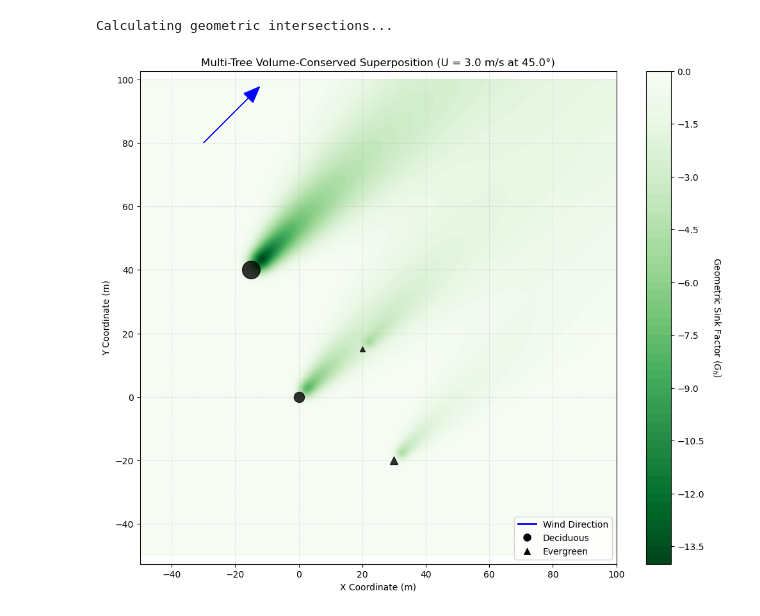
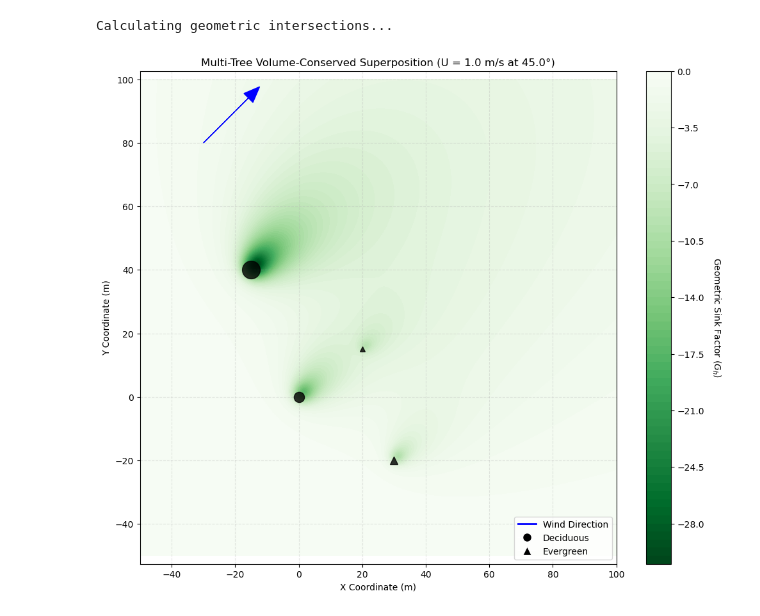
Before and after one commit to livbrannan/Quantify-Bristol-Trees-on-Traffic-NOx, a Jupyter notebook: Tree_Modelling/Andreea_exp.ipynb, the cells around one changed output. Saved outputs shown, nothing was run; the diff lists cells and outputs as text; code cells hidden in the pictures.

Commit message:
working tree diffusion model

```diff
--- a/Tree_Modelling/Andreea_exp.ipynb
+++ b/Tree_Modelling/Andreea_exp.ipynb
@@ -20,18 +20,38 @@ def calculate_sigma_0(volume):
     radius = (3 * volume / (4 * np.pi))**(1/3)
     return radius / 2.15
 
-def calculate_spatial_geometric_sink(X, Y, trees, U, wind_dir_deg, T_max=600, D=0.5):
+def calculate_spatial_geometric_sink(X, Y, trees, U, wind_dir_deg, T_max=600, D=0.2, max_distance=300):
     """
-    Calculates the Geometric Sink Factor (G) across an entire 2D spatial grid,
-    enforcing Strict Conservation of Absorption scaled by tree volume.
+    Calculates the Geometric Sink Factor (G) with Dynamic Time-Stepping
+    to ensure continuity at high wind speeds.
+
+    New Parameters:
+    - max_distance: The maximum distance (in meters) from a tree to your furthest
+                    sensor or map edge. Used to cull unnecessary calculations at high wind.
     """
     theta = np.radians(wind_dir_deg)
     u_wind = U * np.cos(theta)
     v_wind = U * np.sin(theta)
 
-    t_array = np.arange(1, T_max + 1)
+    # 1. DYNAMIC TIME-STEPPING LOGIC
+    # We want a maximum step distance of ~1 meter to ensure smooth overlapping.
+    # If U = 10 m/s, dt = 0.1s. If U = 0.5 m/s, dt = 1.0s.
+    dt = 1.0
+    if U > 1.0:
+        dt = 1.0 / U
 
-    # Add a 3rd dimension to our 2D grid for fast 3D broadcasting (X, Y, Time)
+    # 2. DYNAMIC T_MAX LOGIC
+    # How long does it take the wind to blow the plume completely off the map?
+    dynamic_T_max = T_max
+    if U > 0.1:
+        time_to_cross_map = max_distance / U
+        # We take the minimum: either standard stagnation time, or time to cross map
+        dynamic_T_max = min(T_max, time_to_cross_map)
+
+    # Create the time array using our new dt
+    # e.g., np.arange(0.1, 50.1, 0.1)
+    t_array = np.arange(dt, dynamic_T_max + dt, dt)
+
     X_3d = X[..., np.newaxis]
     Y_3d = Y[..., np.newaxis]
 
@@ -40,32 +60,25 @@ def calculate_spatial_geometric_sink(X, Y, trees, U, wind_dir_deg, T_max=600, D=
     for tree in trees:
         tx = tree['x']
         ty = tree['y']
-
-        # --- THE NEW VOLUME LOGIC ---
-        # 1. Calculate precise volume based on type
         vol = calculate_tree_volume(tree['A'], tree['H'], tree['type'])
-
-        # 2. Calculate the initial spread (sigma_0)
         sigma_0 = calculate_sigma_0(vol)
 
-        # Calculate puff locations and sizes over time
+        # Calculate kinematics
         puff_x = tx + (u_wind * t_array)
         puff_y = ty + (v_wind * t_array)
         sigma_t = sigma_0 + (D * t_array)
 
-        # Calculate squared distance from EVERY grid point to EVERY puff simultaneously
         dist_sq = (X_3d - puff_x)**2 + (Y_3d - puff_y)**2
 
-        # --- THE CONSERVATION OF ABSORPTION ---
-        # Multiply the normalized Gaussian PDF directly by the calculated volume.
-        coeff = vol / (2 * np.pi * sigma_t**2)
+        # 3. MASS CONSERVED COEFFICIENT
+        # We multiply the volume by dt so that summing all the fractions
+        # still equals the whole.
+        coeff = (vol * dt) / (2 * np.pi * sigma_t**2)
         exponent = np.exp(-dist_sq / (2 * sigma_t**2))
 
-        # Sum along the time axis to flatten the puffs down into a single 2D layer
         puffs_contrib = coeff * exponent
         tree_grid = np.sum(puffs_contrib, axis=2)
 
-        # Superimpose this tree's field onto the master map
         G_total_grid += tree_grid
 
     return G_total_grid
@@ -88,7 +101,7 @@ local_trees = [
 ]
 
 # Define the specific hour's weather
-WIND_SPEED = 3.0      # m/s
+WIND_SPEED = 1.0      # m/s
 WIND_DIR = 45.0       # Blowing towards North-East
 MAX_TIME = 600        # Integrate over 10 minutes of air
 DIFFUSION = 0.5       # Plume spread rate
@@ -115,31 +128,31 @@ for tree in local_trees:
 
     # Use different markers for evergreen vs deciduous
     marker_style = '^' if tree['type'] == 'evergreen' else 'o'
     plt.plot(tree['x'], tree['y'], marker=marker_style, color='black', markersize=marker_size, alpha=0.8)
 
 # Draw Wind Arrow
 arrow_length = 20
 plt.arrow(-30, 80,
           arrow_length * np.cos(np.radians(WIND_DIR)),
           arrow_length * np.sin(np.radians(WIND_DIR)),
           head_width=4, head_length=5, fc='blue', ec='blue', label='Wind Direction')
 
 plt.title(f'Multi-Tree Volume-Conserved Superposition (U = {WIND_SPEED} m/s at {WIND_DIR}°)')
 plt.xlabel('X Coordinate (m)')
 plt.ylabel('Y Coordinate (m)')
 
 # Add custom legend entries for the tree shapes
 from matplotlib.lines import Line2D
 legend_elements = [
     Line2D([0], [0], color='blue', lw=2, label='Wind Direction'),
     Line2D([0], [0], marker='o', color='w', markerfacecolor='black', markersize=10, label='Deciduous'),
     Line2D([0], [0], marker='^', color='w', markerfacecolor='black', markersize=10, label='Evergreen')
 ]
 plt.legend(handles=legend_elements, loc='lower right')
 
 plt.grid(True, linestyle='--', alpha=0.3)
 plt.axis('equal')
 plt.show()
 # %% [output]
 Calculating geometric intersections...
-[figure, old version]
+[figure, new version]
```
Also changed, not shown: parts of 3 cells of this notebook.
